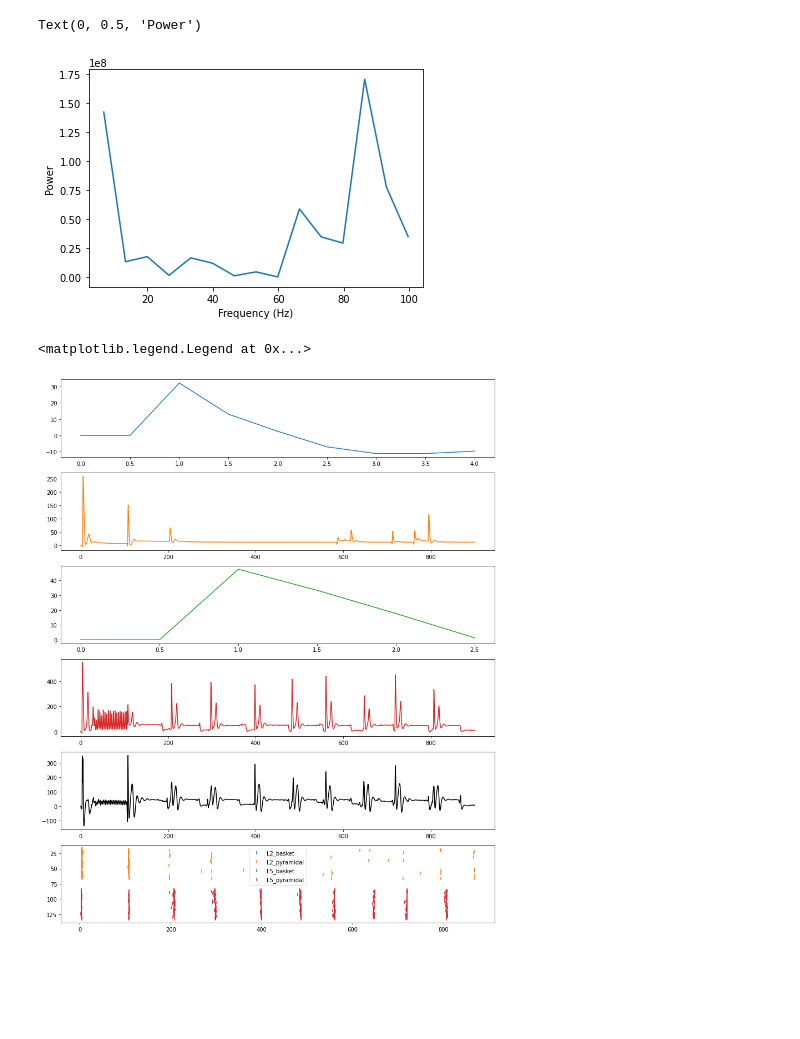
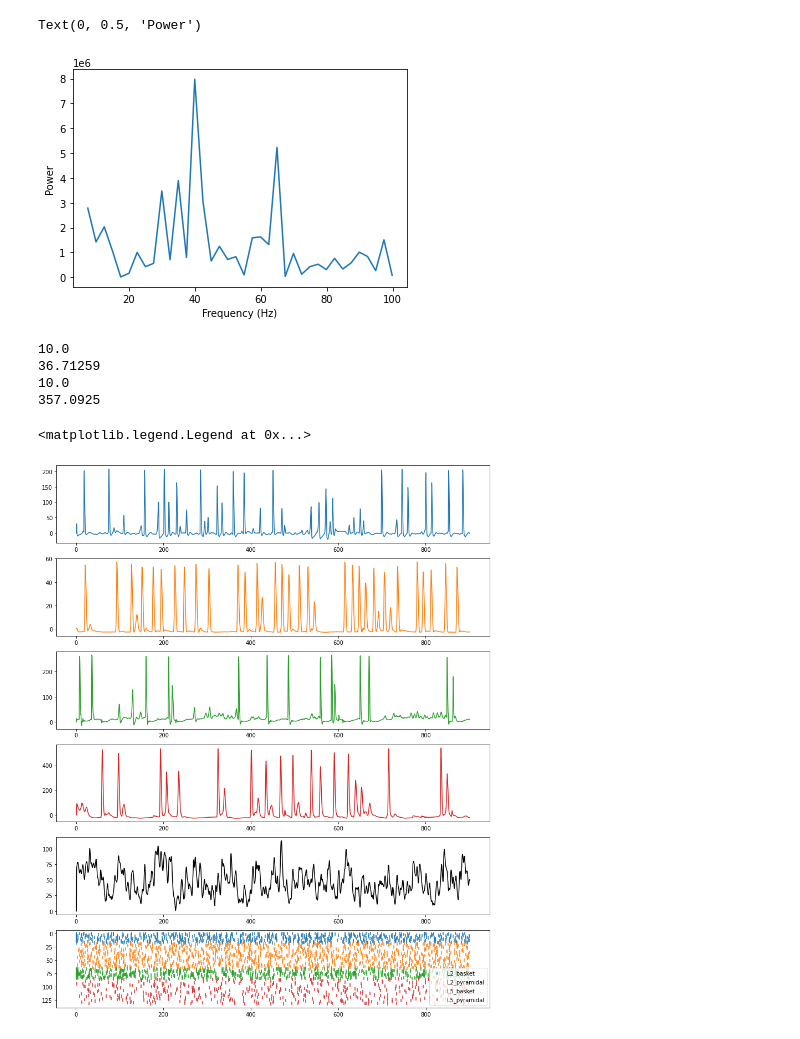
Before and after one commit to ntolley/bayesian_surrogates, a Jupyter notebook: surrogate_network.ipynb, the cells around one changed output. Drawn from its saved outputs; the diff is of its cells as text; code cells hidden in the pictures; blank space fills up the shorter version.

```diff
--- a/surrogate_network.ipynb
+++ b/surrogate_network.ipynb
@@ -89,10 +125,4 @@ _ = simulate_dipole(net_connectivity, dt=dt, tstop=1, record_vsec='all', record_
 
 network_data_drive = Network_Data(net_drive, soma_filter=True)
 network_data_connectivity = Network_Data(net_connectivity, soma_filter=True)
-# %%
-# Make input spike dict initialized with prox/distal noisy drive
-input_spike_dict = dict()
-for cell_type in net.cell_types:
-    gid_list = net.gid_ranges[cell_type]
-    input_spike_dict[cell_type] = np.stack([network_data_drive.input_spike_dict[gid].T for gid in gid_list])
 # %%
@@ -185,7 +213,7 @@ class model_network(nn.Module):
         EI_dict = dict()
         for cell_type, conn in self.connectivity_dict.items():
             self.connectivity_dict[cell_type] = torch.from_numpy(conn).float().to(device)
-            EI_dict[cell_type] = torch.tensor(0.0).requires_grad_(True).to(device)
+            # EI_dict[cell_type] = torch.tensor(0.0).requires_grad_(True).to(device)
             for target_type, _ in self.connectivity_dict.items():
                 EI_dict[f'{cell_type}_{target_type}'] = torch.tensor(0.0).requires_grad_(True).to(device)
         self.EI_dict = nn.ParameterDict(EI_dict)
@@ -196,13 +224,15 @@ class model_network(nn.Module):
 
         self.soma_idx = 0
         self.threshold_dict = self.get_thresholds()
+        self.threshold_dict['L5_basket'] = torch.tensor(10.0).to(device)
+        self.threshold_dict['L2_basket'] = torch.tensor(10.0).to(device)
 
         self.device = device
 
 
     @torch.jit.export
     def scale_spikes(self, input_spikes: torch.Tensor, cell_type: str) -> torch.Tensor:
-        input_spikes *= (10 ** self.EI_dict[cell_type])
+        # input_spikes *= (10 ** self.EI_dict[cell_type])
         input_spikes *= self.scaler_dict[cell_type]['spike_scale']
         input_spikes += self.scaler_dict[cell_type]['spike_min']
         return input_spikes
@@ -313,11 +343,11 @@ input_spike_dict = dict()
 for cell_type in net.cell_types:
     gid_list = net.gid_ranges[cell_type]
     input_spike_dict[cell_type] = torch.from_numpy(
-        np.stack([network_data_drive.input_spike_dict[gid].T for gid in gid_list])).float()[:, :500, :].to(device)
+        np.stack([network_data_drive.input_spike_dict[gid].T for gid in gid_list])).float()[:, :1000, :].to(device)
 
 
 lr = 1
-weight_decay = 1e-5
+weight_decay = 0
 optimizer = torch.optim.Adam(model.EI_dict.parameters(), lr=lr, weight_decay=weight_decay)
 # optimizer = torch.optim.Adam(model.connectivity_dict.parameters(), lr=lr, weight_decay=weight_decay)
 # optimizer = torch.optim.SGD(model.EI_dict.parameters(), lr=10, momentum=0.0)
@@ -337,7 +367,7 @@ for epoch in range(max_epochs):
                     input_spike_dict['L5_basket'].clone(), input_spike_dict['L2_basket'].clone())
 
 
-    dpl = pred_y[1][:,:,1].mean(axis=1) + pred_y[3][:,:,1].mean(axis=1)
+    dpl = pred_y[1][:,:,-1].mean(axis=1) + pred_y[3][:,:,-1].mean(axis=1)
     out_fft = torch.fft.rfft(dpl).abs() ** 2
     freq = torch.fft.rfftfreq(pred_y[1].size(0), dt / 1e3)
 
@@ -423,7 +456,7 @@ plt.xlabel('Frequency (Hz)')
 plt.ylabel('Power')
 # %% [output]
 Text(0, 0.5, 'Power')
-[figure, old version]
+[figure, new version]
 # %%
 # Make input spike dict initialized with prox/distal noisy drive
 input_spike_dict = dict()
@@ -443,31 +476,36 @@ freq = torch.fft.rfftfreq(pred_y[1].size(0), dt / 1e3)
 # %%
 plt.figure(figsize=(14, 18))
 for idx, cell_type in enumerate(['L2_basket', 'L2_pyramidal', 'L5_basket', 'L5_pyramidal']):
     out = pred_y[idx][:,:,0].detach().cpu().numpy()
 
     plt.subplot(6, 1, idx+1)
-    pred_trace = out[:,0]
+    pred_trace = out[:,1]
     plt.plot(np.linspace(0, pred_trace.size * 0.5, pred_trace.size), pred_trace, c=f'C{idx}', label=cell_type)
 
     threshold = model.threshold_dict[cell_type].detach().cpu().numpy()
+    print(threshold)
 
     cell_spikes = (out > threshold) & (np.roll(out, 1, axis=0) < threshold)
     cell_spike_indices = np.where(cell_spikes > 0)
     offset =  list(net.gid_ranges[cell_type])[0]
 
     plt.subplot(6, 1, 6)
     plt.scatter(cell_spike_indices[0] * 0.5, cell_spike_indices[1] + offset, c=f'C{idx}', marker='|', label=cell_type)
 
 plt.subplot(6,1,5)
 dpl_trace = dpl.detach().cpu().numpy()
 plt.plot(np.linspace(0, dpl_trace.size * 0.5, dpl_trace.size), dpl_trace, c='k', label='dpl')
 
 plt.subplot(6,1,6)
 plt.gca().invert_yaxis()
 plt.legend()
 # %% [output]
-<matplotlib.legend.Legend at 0x...>
+10.0
+36.71259
+10.0
+357.0925
+<matplotlib.legend.Legend at 0x...>
-[figure, old version]
+[figure, new version]
 # %%
 mask = np.logical_and(freq > 5, freq < 100).numpy().astype(bool)
 plt.plot(freq.detach().cpu().numpy()[mask], out_fft.detach().cpu().numpy()[mask])
```
Also changed, not shown: parts of 8 cells of this notebook, 14 other files.
